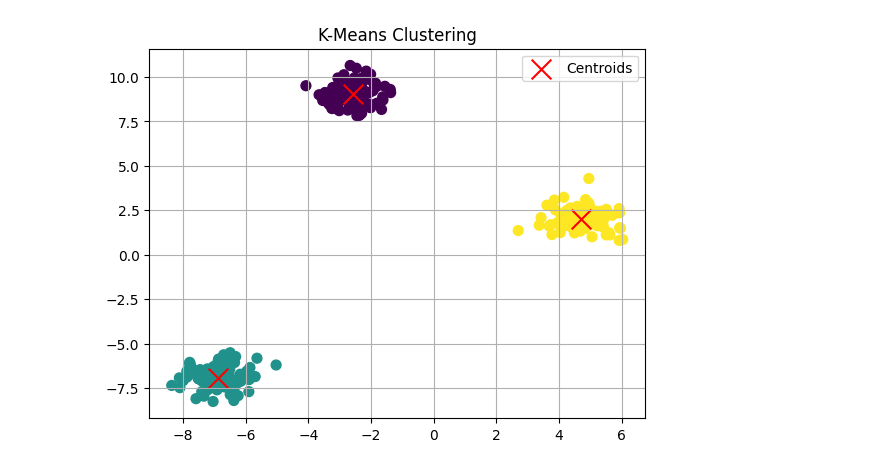
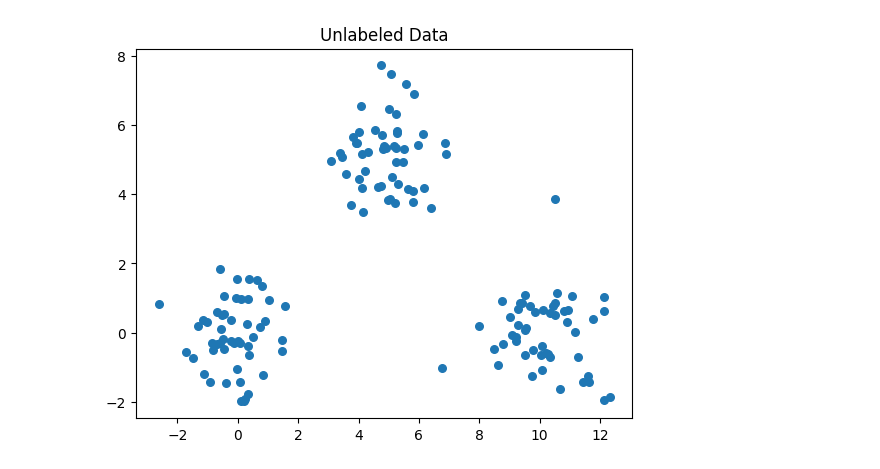
Before and after one commit to Issac-Kondreddy/Machine-Learning-Technical-Implementation-Codes, a Jupyter notebook: K-Means.ipynb, the cells around one changed output. Drawn from its saved outputs; the diff is of its cells as text; code cells hidden in the pictures.

Commit message:
K-Means Class Based

```diff
--- a/K-Means.ipynb
+++ b/K-Means.ipynb
@@ -50,21 +37,21 @@ class KMeans:
 # %%
-from sklearn.datasets import make_blobs
+import numpy as np
 import matplotlib.pyplot as plt
 
-# Generate synthetic cluster data
-X, _ = make_blobs(n_samples=300, centers=3, cluster_std=0.6, random_state=42)
+# Set seed for reproducibility
+np.random.seed(42)
 
-# Fit model
-kmeans = KMeans(K=3)
-kmeans.fit(X)
-y_pred = kmeans.predict(X)
+# Create 3 cluster centers with Gaussian noise
+cluster_1 = np.random.randn(50, 2) + np.array([0, 0])
+cluster_2 = np.random.randn(50, 2) + np.array([5, 5])
+cluster_3 = np.random.randn(50, 2) + np.array([10, 0])
 
-# Visualize results
-plt.scatter(X[:, 0], X[:, 1], c=y_pred, cmap='viridis', s=50)
-plt.scatter(kmeans.centroids[:, 0], kmeans.centroids[:, 1], c='red', s=200, marker='x', label='Centroids')
-plt.title("K-Means Clustering")
-plt.legend()
-plt.grid(True)
+# Combine into one dataset
+X = np.vstack((cluster_1, cluster_2, cluster_3))
+
+# Optional: Visualize raw data
+plt.scatter(X[:, 0], X[:, 1], s=30)
+plt.title("Unlabeled Data")
 plt.show()
 # %% [output]
-[figure, old version]
+[figure, new version]
```
Also changed, not shown: parts of 3 cells of this notebook.
